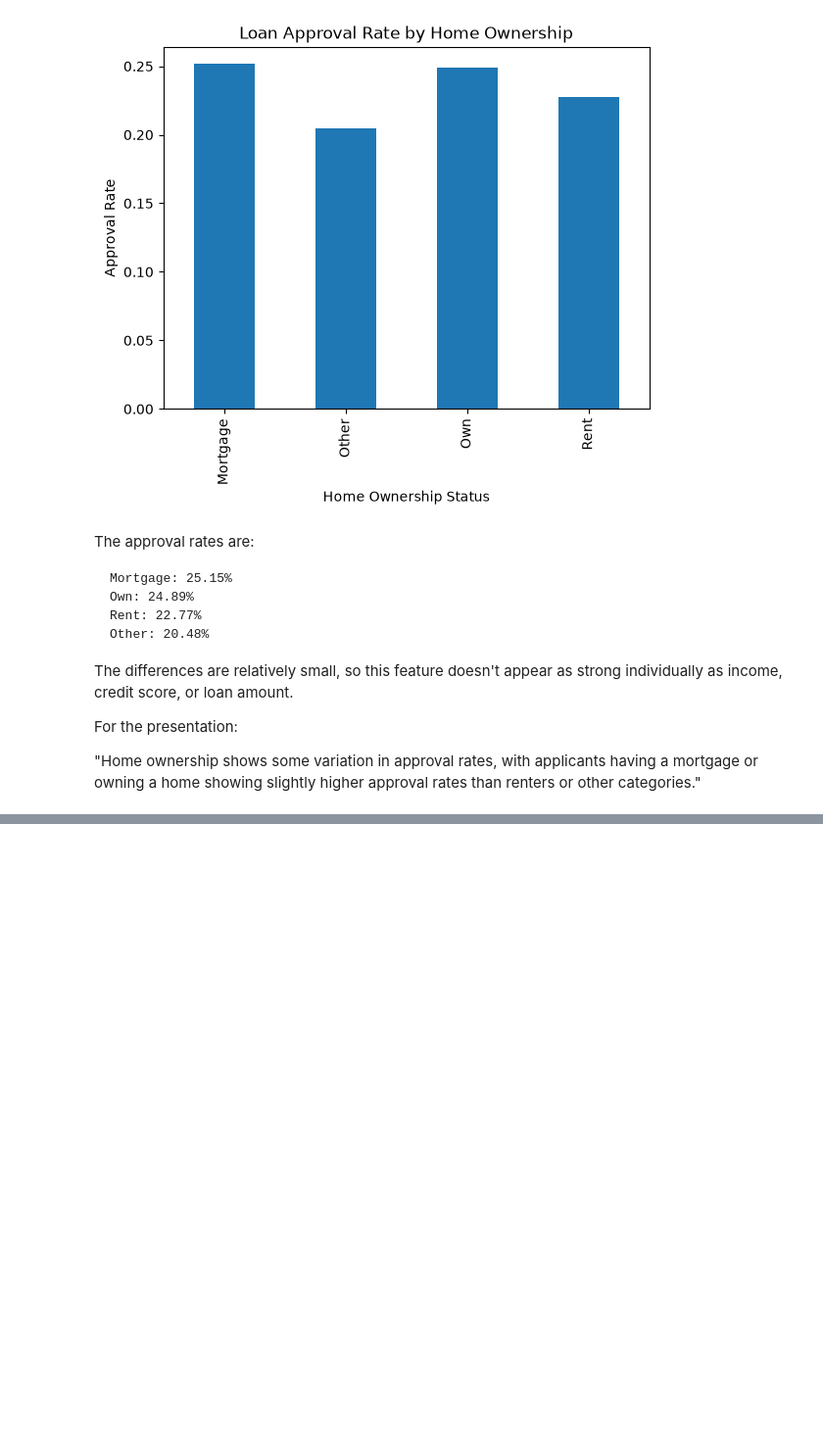
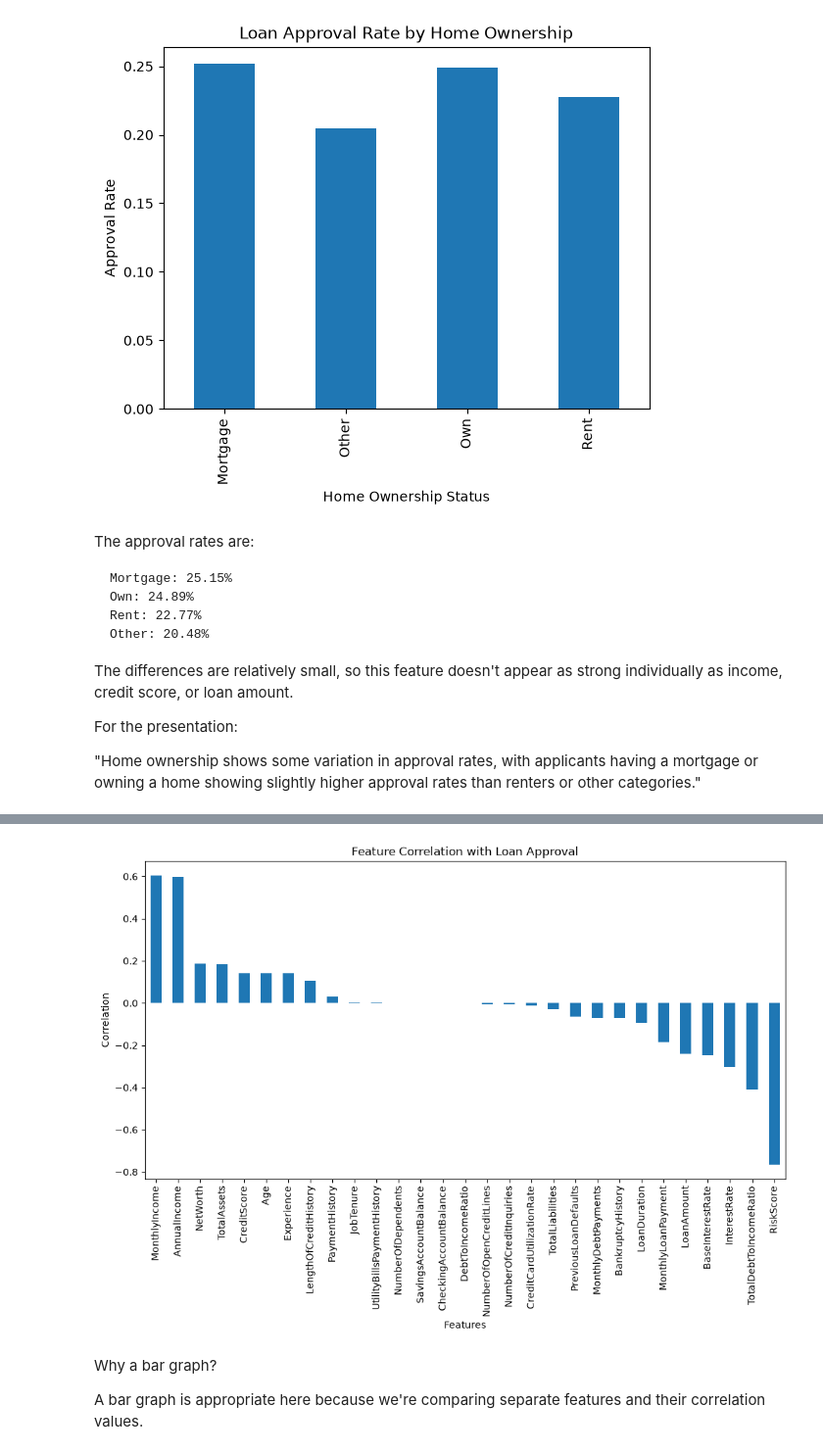
Before and after one commit to BIKRAM-GORAI/loan_approval_ml_model, a Jupyter notebook: notebooks/LoanIQ_Model.ipynb, the cells around one changed output, grey strips where cells are left out. Shown at 98% size. Saved outputs shown, nothing was run; the diff lists cells and outputs as text; code cells hidden in the pictures; blank space fills up the shorter version.

```diff
--- a/notebooks/LoanIQ_Model.ipynb
+++ b/notebooks/LoanIQ_Model.ipynb
@@ -601,0 +820,6 @@ For the presentation:
+# %%
+# Get correlation of every numerical feature with loan approval
+approval_correlation = correlation["LoanApproved"].sort_values(ascending=False)
+
+# Display the correlations
+approval_correlation
@@ -601,0 +850,25 @@ For the presentation:
+# %%
+# Remove LoanApproved itself from the list
+approval_features = approval_correlation.drop("LoanApproved")
+
+# Plot the correlations
+approval_features.plot(kind="bar", figsize=(12, 6))
+
+# Add title
+plt.title("Feature Correlation with Loan Approval")
+
+# Label the axes
+plt.xlabel("Features")
+plt.ylabel("Correlation")
+
+# Rotate feature names
+plt.xticks(rotation=90)
+
+# Display the graph
+plt.show()
+# %% [output]
+[figure, added]
+# %% [markdown]
+Why a bar graph?
+
+A bar graph is appropriate here because we're comparing separate features and their correlation values.
```
Also changed, not shown: parts of 58 cells of this notebook, 3 other files.
